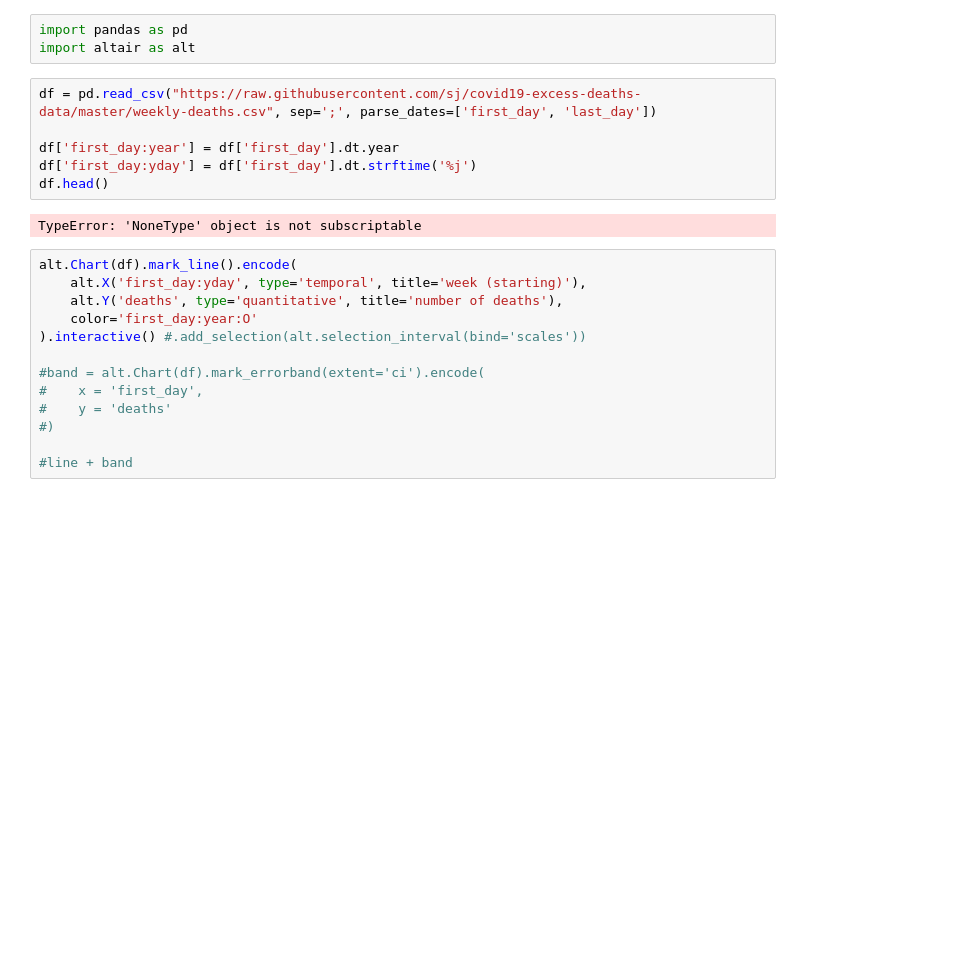
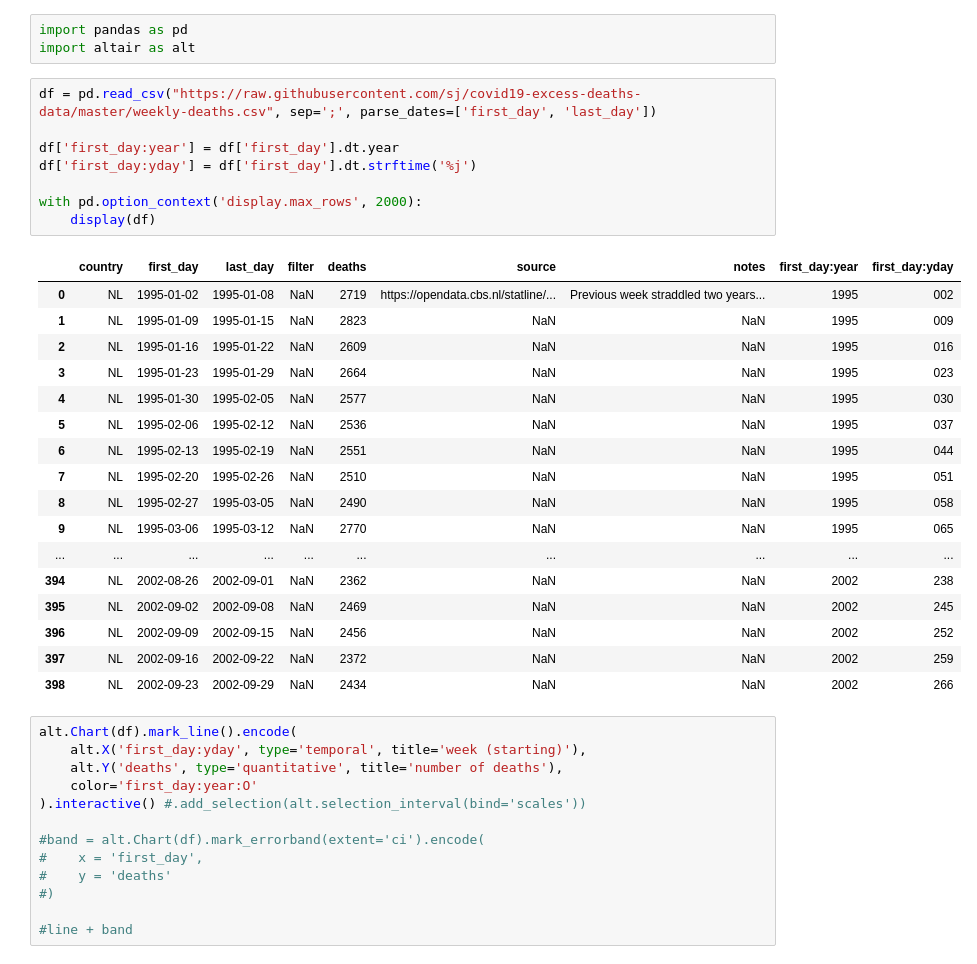
Before and after one commit to sj/covid19-excess-deaths-fastpages, a Jupyter notebook: _notebooks/2020-05-03-covid19-excess-deaths.ipynb, the cells around one changed output. Saved outputs shown, nothing was run; the diff lists cells and outputs as text; blank space fills up the shorter version.

```diff
--- a/_notebooks/2020-05-03-covid19-excess-deaths.ipynb
+++ b/_notebooks/2020-05-03-covid19-excess-deaths.ipynb
@@ -4,11 +4,29 @@ import altair as alt
 # %%
 df = pd.read_csv("https://raw.githubusercontent.com/sj/covid19-excess-deaths-data/master/weekly-deaths.csv", sep=';', parse_dates=['first_day', 'last_day'])
 
 df['first_day:year'] = df['first_day'].dt.year
 df['first_day:yday'] = df['first_day'].dt.strftime('%j')
-df.head()
+
+with pd.option_context('display.max_rows', 2000):
+    display(df)
 # %% [output]
-TypeError: 'NoneType' object is not subscriptable
+|  | country | first_day | last_day | filter | deaths | source | notes | first_day:year | first_day:yday |
+| 0 | NL | 1995-01-02 | 1995-01-08 | NaN | 2719 | https://opendata.cbs.nl/statline/... | Previous week straddled two years... | 1995 | 002 |
+| 1 | NL | 1995-01-09 | 1995-01-15 | NaN | 2823 | NaN | NaN | 1995 | 009 |
+| 2 | NL | 1995-01-16 | 1995-01-22 | NaN | 2609 | NaN | NaN | 1995 | 016 |
+| 3 | NL | 1995-01-23 | 1995-01-29 | NaN | 2664 | NaN | NaN | 1995 | 023 |
+| 4 | NL | 1995-01-30 | 1995-02-05 | NaN | 2577 | NaN | NaN | 1995 | 030 |
+| 5 | NL | 1995-02-06 | 1995-02-12 | NaN | 2536 | NaN | NaN | 1995 | 037 |
+| 6 | NL | 1995-02-13 | 1995-02-19 | NaN | 2551 | NaN | NaN | 1995 | 044 |
+| 7 | NL | 1995-02-20 | 1995-02-26 | NaN | 2510 | NaN | NaN | 1995 | 051 |
+| 8 | NL | 1995-02-27 | 1995-03-05 | NaN | 2490 | NaN | NaN | 1995 | 058 |
+| 9 | NL | 1995-03-06 | 1995-03-12 | NaN | 2770 | NaN | NaN | 1995 | 065 |
+| ... | ... | ... | ... | ... | ... | ... | ... | ... | ... |
+| 394 | NL | 2002-08-26 | 2002-09-01 | NaN | 2362 | NaN | NaN | 2002 | 238 |
+| 395 | NL | 2002-09-02 | 2002-09-08 | NaN | 2469 | NaN | NaN | 2002 | 245 |
+| 396 | NL | 2002-09-09 | 2002-09-15 | NaN | 2456 | NaN | NaN | 2002 | 252 |
+| 397 | NL | 2002-09-16 | 2002-09-22 | NaN | 2372 | NaN | NaN | 2002 | 259 |
+| 398 | NL | 2002-09-23 | 2002-09-29 | NaN | 2434 | NaN | NaN | 2002 | 266 |
 # %%
 alt.Chart(df).mark_line().encode(
     alt.X('first_day:yday', type='temporal', title='week (starting)'),
```
